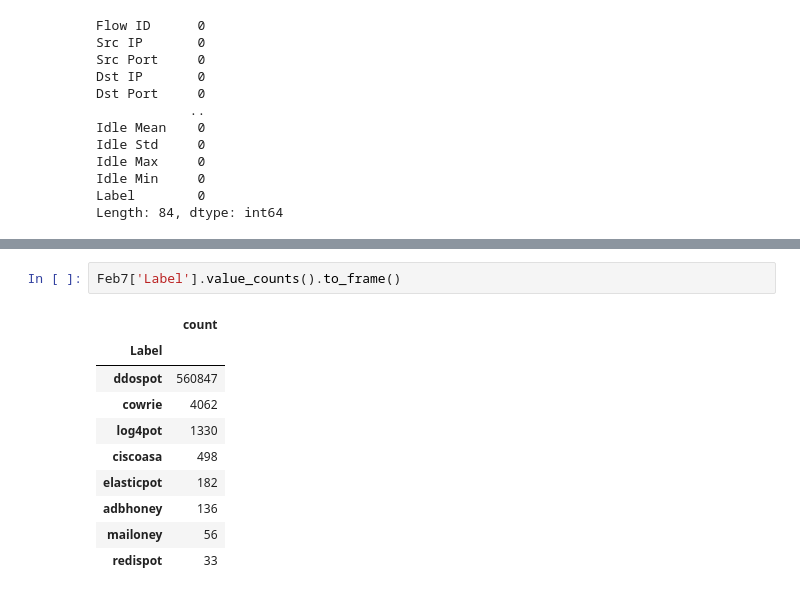
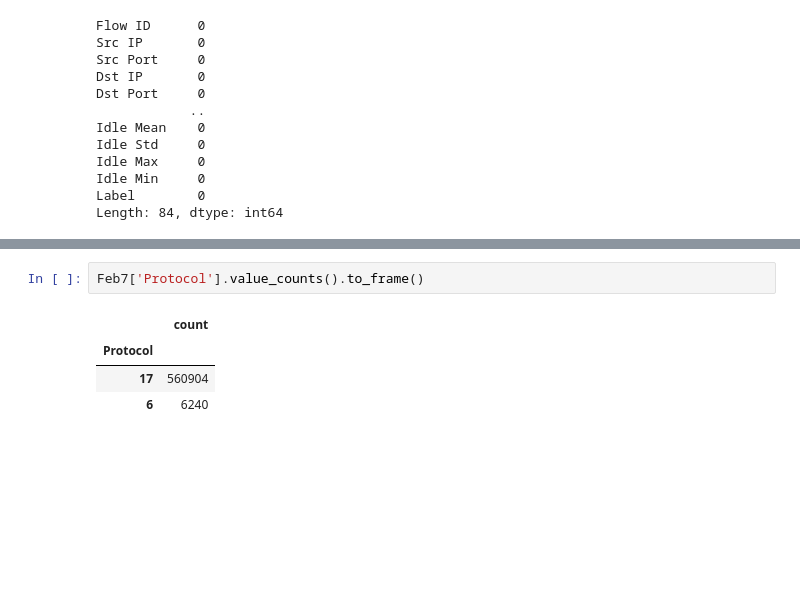
Before and after one commit to Totally-Kyle/The-CyberChase, a Jupyter notebook: EDA.ipynb, the cells around one changed output, grey strips where cells are left out. Saved outputs shown, nothing was run; the diff lists cells and outputs as text; blank space fills up the shorter version.

```diff
--- a/EDA.ipynb
+++ b/EDA.ipynb
@@ -83,14 +106,8 @@ Length: 84, dtype: int64
 # %%
-Feb7['Label'].value_counts().to_frame()
+Feb7['Protocol'].value_counts().to_frame()
 # %% [output]
 |  | count |
-| Label |  |
-| ddospot | 560847 |
-| cowrie | 4062 |
-| log4pot | 1330 |
-| ciscoasa | 498 |
-| elasticpot | 182 |
-| adbhoney | 136 |
-| mailoney | 56 |
-| redispot | 33 |
+| Protocol |  |
+| 17 | 560904 |
+| 6 | 6240 |
 # %%
```
Also changed, not shown: parts of 3 cells of this notebook.
